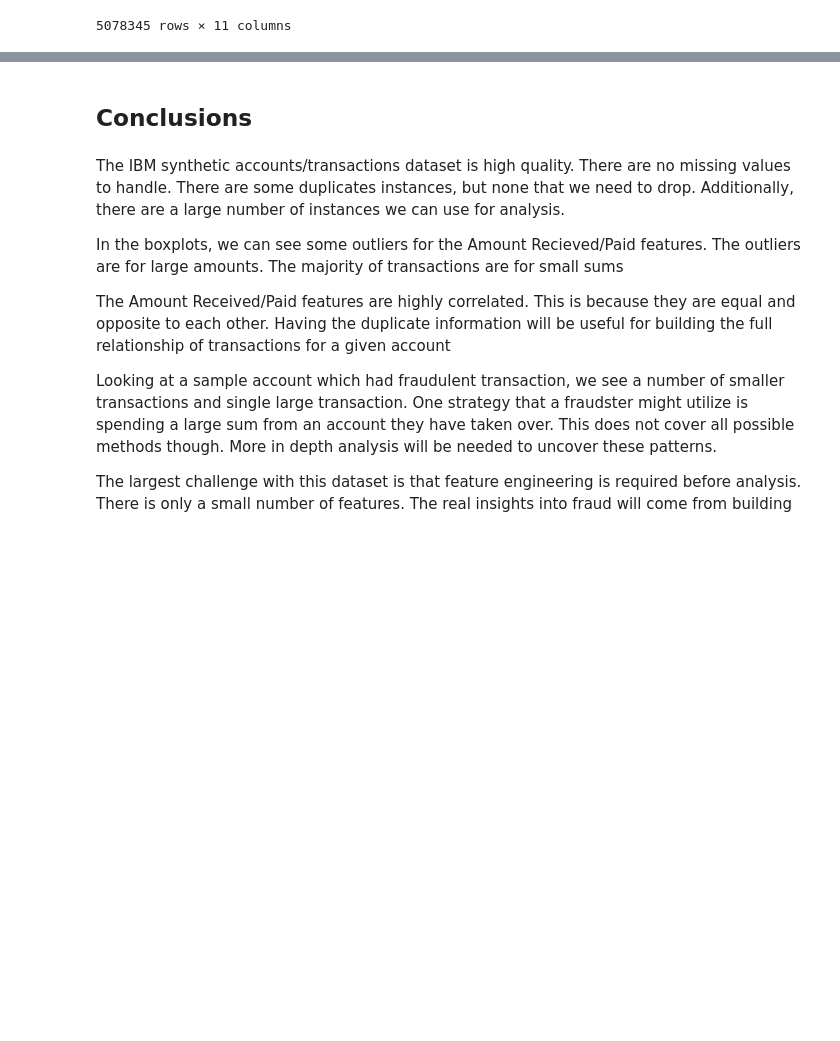
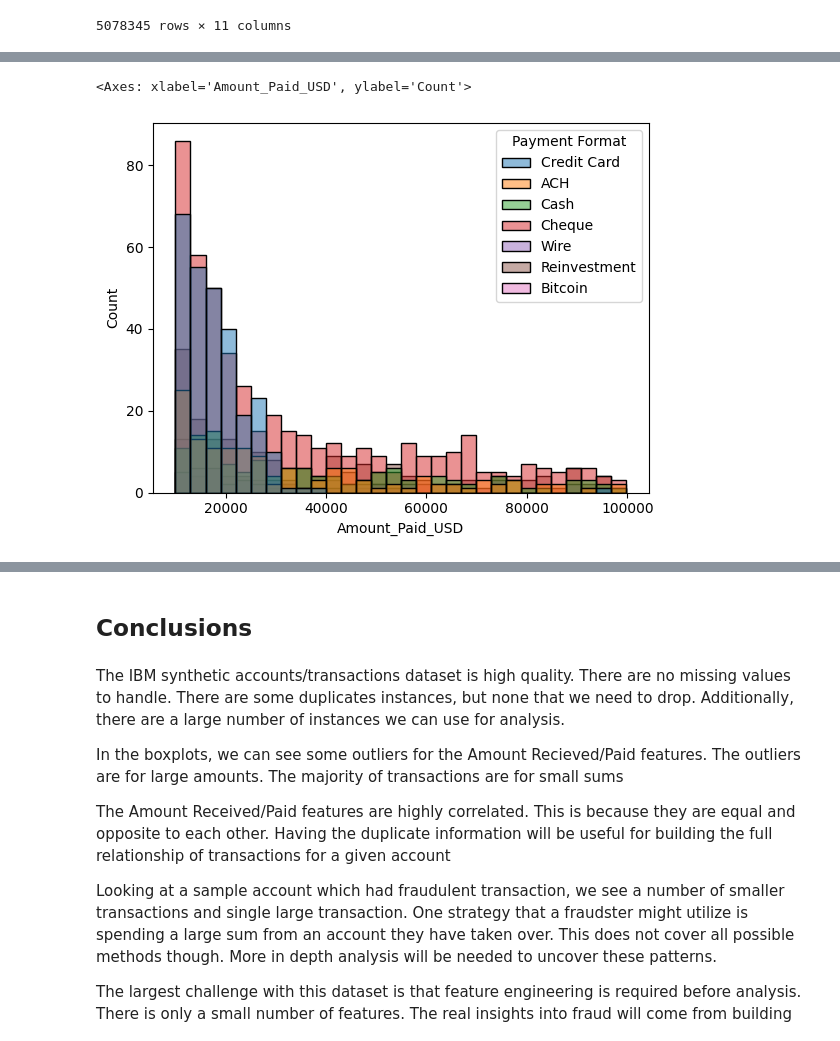
Before and after one commit to calebhadley1/Module-B-semester-2, a Jupyter notebook: ibm_eda.ipynb, the cells around one changed output, grey strips where cells are left out. Drawn from its saved outputs; the diff is of its cells as text; code cells hidden in the pictures; blank space fills up the shorter version.

```diff
--- a/ibm_eda.ipynb
+++ b/ibm_eda.ipynb
@@ -524,0 +527,5 @@ sns.histplot(data=hi_small_trans_sample_df[hi_small_trans_sample_df['Amount_Paid
+# %%
+sns.histplot(data=hi_small_trans_sample_df[hi_small_trans_sample_df['Amount_Paid_USD'].between(10_000, 100_000)], x="Amount_Paid_USD", hue="Payment Format", bins=30)
+# %% [output]
+<Axes: xlabel='Amount_Paid_USD', ylabel='Count'>
+[figure, added]
```
Also changed, not shown: parts of 6 cells of this notebook.
